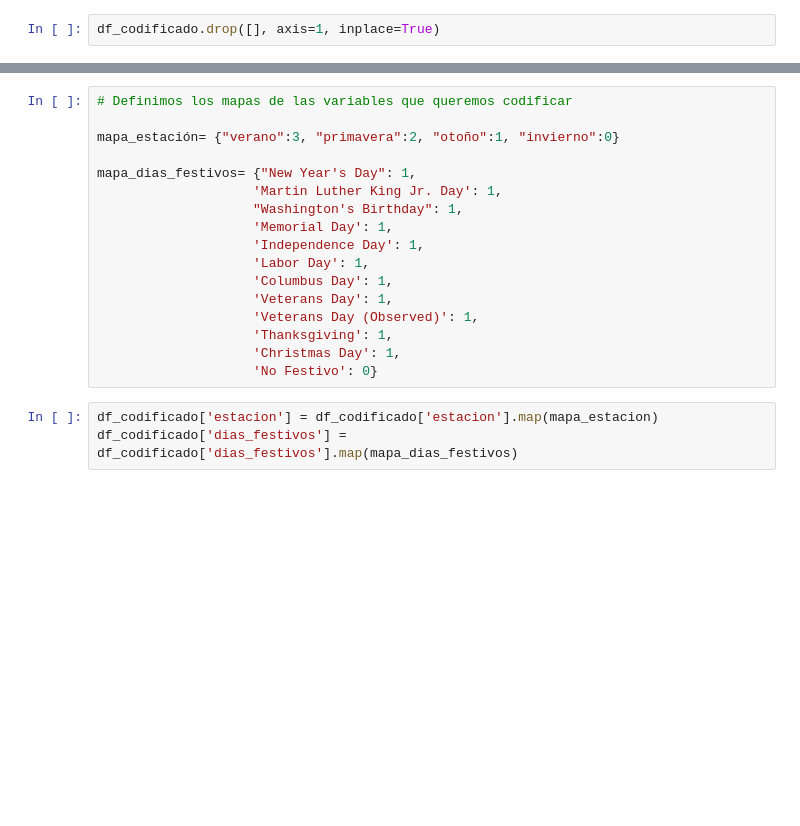
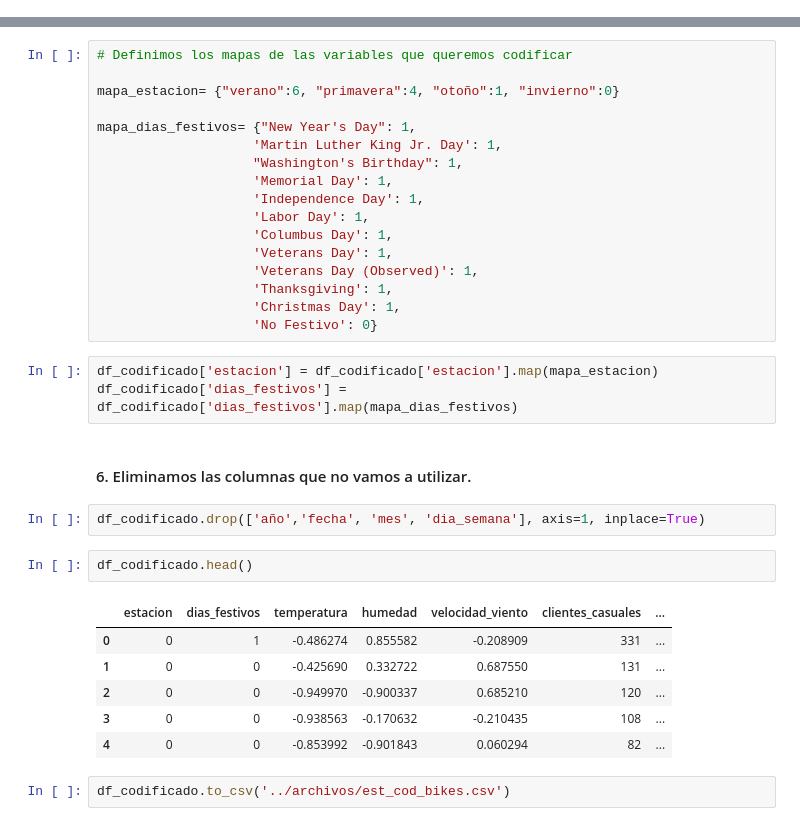
Before and after one commit to Adalab/project-da-promo-c-module-3-team-3, a Jupyter notebook: notebooks/5-Encoding.ipynb, the cells around one changed output, grey strips where cells are left out. Cells and saved outputs as stored; diff of their text form; blank space fills up the shorter version.

```diff
--- a/notebooks/5-Encoding.ipynb
+++ b/notebooks/5-Encoding.ipynb
@@ -116,13 +120,11 @@ df_encoded.head(2)
 # %%
 df_codificado = pd.concat([df, df_encoded], axis=1)
-# %%
-df_codificado.drop([], axis=1, inplace=True)
 # %% [markdown]
 ### 5. Encoding de variables con orden.
 # %%
 # Definimos los mapas de las variables que queremos codificar
 
-mapa_estación= {"verano":3, "primavera":2, "otoño":1, "invierno":0}
+mapa_estacion= {"verano":6, "primavera":4, "otoño":1, "invierno":0}
 
 mapa_dias_festivos= {"New Year's Day": 1,
                     'Martin Luther King Jr. Day': 1,
@@ -139,3 +141,18 @@ mapa_dias_festivos= {"New Year's Day": 1,
 # %%
 df_codificado['estacion'] = df_codificado['estacion'].map(mapa_estacion)
 df_codificado['dias_festivos'] = df_codificado['dias_festivos'].map(mapa_dias_festivos)
+# %% [markdown]
+#### 6. Eliminamos las columnas que no vamos a utilizar.
+# %%
+df_codificado.drop(['año','fecha', 'mes', 'dia_semana'], axis=1, inplace=True)
+# %%
+df_codificado.head()
+# %% [output]
+|  | estacion | dias_festivos | temperatura | humedad | velocidad_viento | clientes_casuales | ... |
+| 0 | 0 | 1 | -0.486274 | 0.855582 | -0.208909 | 331 | ... |
+| 1 | 0 | 0 | -0.425690 | 0.332722 | 0.687550 | 131 | ... |
+| 2 | 0 | 0 | -0.949970 | -0.900337 | 0.685210 | 120 | ... |
+| 3 | 0 | 0 | -0.938563 | -0.170632 | -0.210435 | 108 | ... |
+| 4 | 0 | 0 | -0.853992 | -0.901843 | 0.060294 | 82 | ... |
+# %%
+df_codificado.to_csv('../archivos/est_cod_bikes.csv')
```
Also changed, not shown: parts of 11 cells of this notebook, 4 other files.
